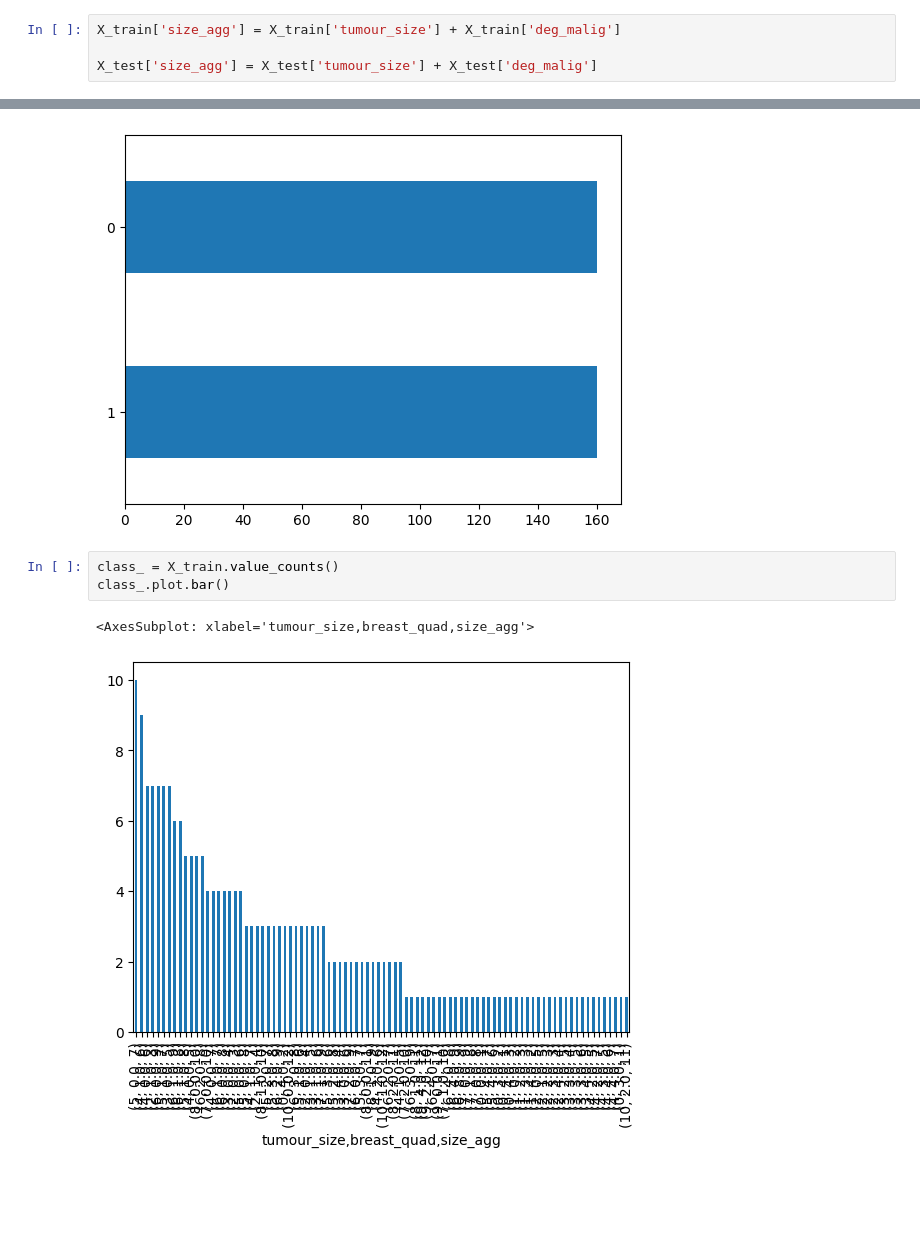
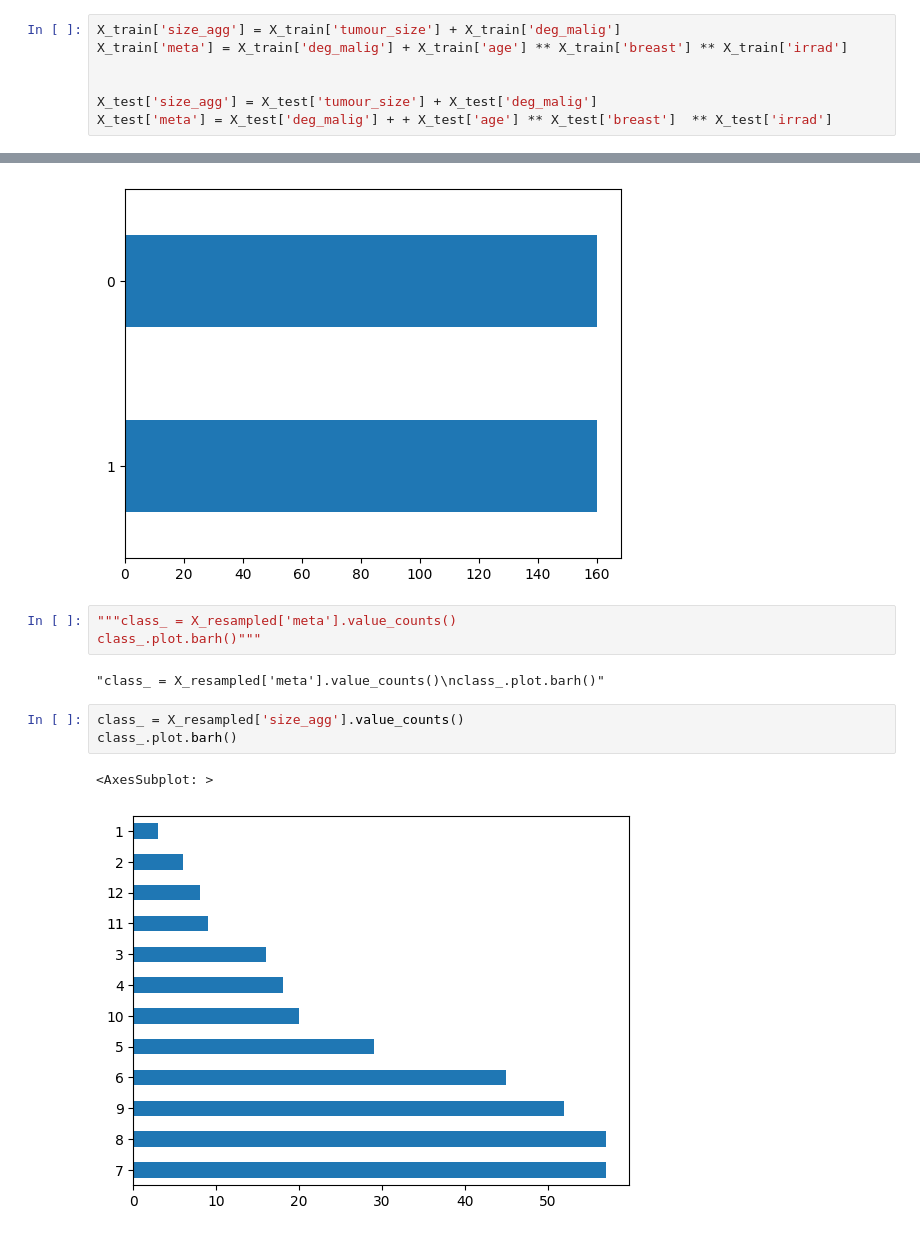
Before and after one commit to daniocionini/Prediction-Model-Breast-Cancer-Recurrence, a Jupyter notebook: only_model_eval.ipynb, the cells around one changed output, grey strips where cells are left out. Cells and saved outputs as stored; diff of their text form; blank space fills up the shorter version.

```diff
--- a/only_model_eval.ipynb
+++ b/only_model_eval.ipynb
@@ -45,4 +67,7 @@ X_train, X_test, y_train, y_test = train_test_split(X, y, test_size=0.2, stratif
 # %%
 X_train['size_agg'] = X_train['tumour_size'] + X_train['deg_malig']
+X_train['meta'] = X_train['deg_malig'] + X_train['age'] ** X_train['breast'] ** X_train['irrad']
+
 
 X_test['size_agg'] = X_test['tumour_size'] + X_test['deg_malig']
+X_test['meta'] = X_test['deg_malig'] + + X_test['age'] ** X_test['breast']  ** X_test['irrad']
@@ -106,9 +160,14 @@ class_.plot.barh()
 # %% [output]
 <AxesSubplot: >
 [figure]
+# %%
+"""class_ = X_resampled['meta'].value_counts()
+class_.plot.barh()"""
+# %% [output]
+"class_ = X_resampled['meta'].value_counts()\nclass_.plot.barh()"
 # %%
-class_ = X_train.value_counts()
-class_.plot.bar()
+class_ = X_resampled['size_agg'].value_counts()
+class_.plot.barh()
 # %% [output]
-<AxesSubplot: xlabel='tumour_size,breast_quad,size_agg'>
+<AxesSubplot: >
-[figure, old version]
+[figure, new version]
```
Also changed, not shown: parts of 16 cells of this notebook, 2 other files.
